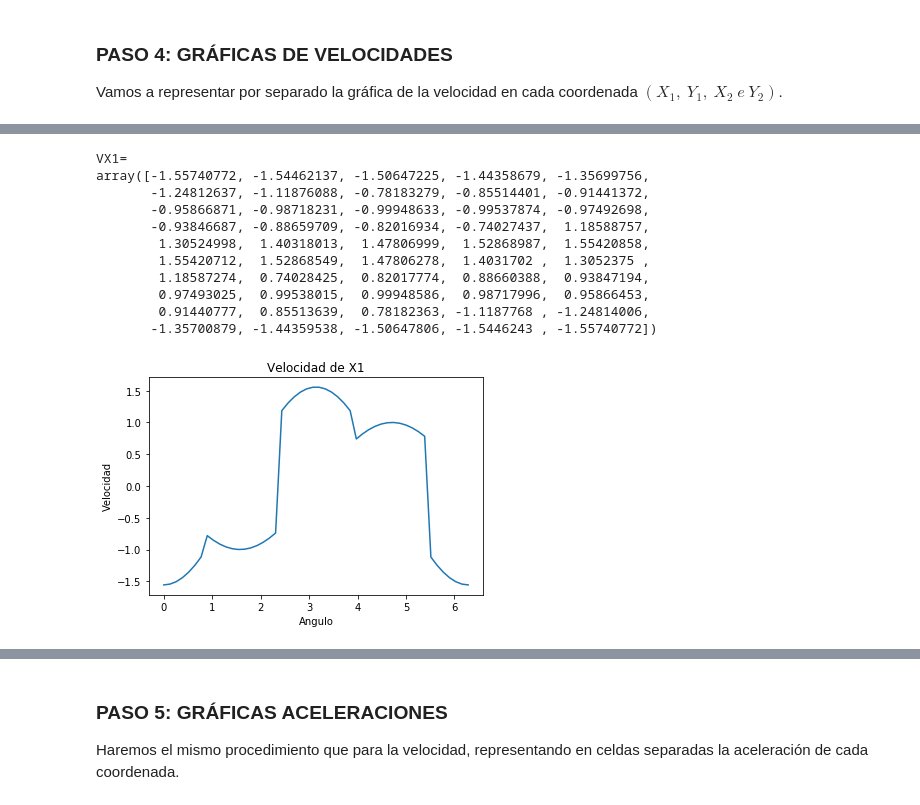
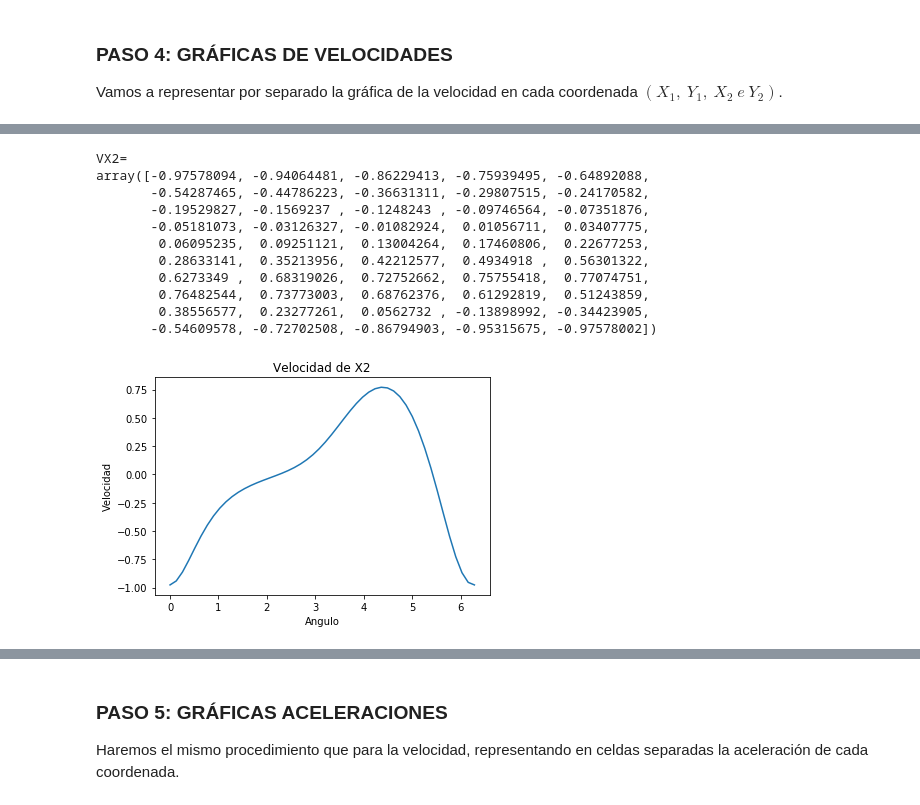
Before and after one commit to ingmec-ual/jupyter-teoria-mecanismos, a Jupyter notebook: notebooks/PVelocidad_PAceleracion_4B.ipynb, the cells around one changed output, grey strips where cells are left out. Saved outputs shown, nothing was run; the diff lists cells and outputs as text; code cells hidden in the pictures.

```diff
--- a/notebooks/PVelocidad_PAceleracion_4B.ipynb
+++ b/notebooks/PVelocidad_PAceleracion_4B.ipynb
@@ -195,16 +229,16 @@ $x = -A^{-1} b$
 # %%
 #PASO 2
 
-def resuelve_prob_velocidad(q,meca):
-
-    b = np.zeros ((5,1))
-    #Velocidad del gdl. En una vuelta completa del angulo se cumple angulo=2*Pi*t
-    b[4]=1
-    qp = np.linalg.solve(jacob_Phiq(q,meca),b)
+def resuelve_prob_velocidad(q,qp,meca):
+    qp = np.linalg.solve(jacob_Phiq(q,meca),qp)
     #print ("qp=")
     #pprint.pprint(qp)
 
     return qp
 
-resuelve_prob_velocidad (q,meca)
+qp = np.zeros ((5,1))
+#Velocidad del gdl. En una vuelta completa del angulo se cumple angulo=2*Pi*t
+qp[4]=1
+
+resuelve_prob_velocidad (q,qp, meca)
 # %% [output]
@@ -364,53 +493,53 @@ Vamos a representar por separado la gráfica de la velocidad en cada coordenada
 # %%
-#PASO 4: VELOCIDAD DE X1
+#PASO 4: VELOCIDAD DE X2
 def grafica_velocidad(q,meca):
 
     th = np.linspace(0,2*3.1416,50)
     #print ("th=")
     #pprint.pprint(th)
-    VX1 = np.zeros((50,0))
 
+    VX2 = np.zeros((50,0))
 
     i=0
     for t in th:
 
         q[4] = t
 
-        resuelve_prob_posicion (q,meca)
-        qp = resuelve_prob_velocidad (q,meca)
+        q = resuelve_prob_posicion (q,meca)
+        qp = np.zeros((5,1))
 
         qp[4] = 1  #inicializar qp en 0 con qp[4] = 1 rad/s
 
-        resuelve_prob_velocidad(q,meca)
+        qp = resuelve_prob_velocidad(q,qp, meca)
 
 
-        VX1 = np.append(VX1, qp[0])
+        VX2 = np.append(VX2, qp[2])
 
         i=i+1
 
-    print ("VX1=")
-    pprint.pprint(VX1)
+    print ("VX2=")
+    pprint.pprint(VX2)
 
-    plt.plot(th,VX1)
+    plt.plot(th,VX2)
     plt.xlabel ('Angulo')
     plt.ylabel ('Velocidad')
-    plt.title ('Velocidad de X1')
+    plt.title ('Velocidad de X2')
 
     plt.show()
     return
 
 grafica_velocidad (q,meca)
 # %% [output]
-VX1=
-array([-1.55740772, -1.54462137, -1.50647225, -1.44358679, -1.35699756,
-       -1.24812637, -1.11876088, -0.78183279, -0.85514401, -0.91441372,
-       -0.95866871, -0.98718231, -0.99948633, -0.99537874, -0.97492698,
-       -0.93846687, -0.88659709, -0.82016934, -0.74027437,  1.18588757,
-        1.30524998,  1.40318013,  1.47806999,  1.52868987,  1.55420858,
-        1.55420712,  1.52868549,  1.47806278,  1.4031702 ,  1.3052375 ,
-        1.18587274,  0.74028425,  0.82017774,  0.88660388,  0.93847194,
-        0.97493025,  0.99538015,  0.99948586,  0.98717996,  0.95866453,
-        0.91440777,  0.85513639,  0.78182363, -1.1187768 , -1.24814006,
-       -1.35700879, -1.44359538, -1.50647806, -1.5446243 , -1.55740772])
+VX2=
+array([-0.97578094, -0.94064481, -0.86229413, -0.75939495, -0.64892088,
+       -0.54287465, -0.44786223, -0.36631311, -0.29807515, -0.24170582,
+       -0.19529827, -0.1569237 , -0.1248243 , -0.09746564, -0.07351876,
+       -0.05181073, -0.03126327, -0.01082924,  0.01056711,  0.03407775,
+        0.06095235,  0.09251121,  0.13004264,  0.17460806,  0.22677253,
+        0.28633141,  0.35213956,  0.42212577,  0.4934918 ,  0.56301322,
+        0.6273349 ,  0.68319026,  0.72752662,  0.75755418,  0.77074751,
+        0.76482544,  0.73773003,  0.68762376,  0.61292819,  0.51243859,
+        0.38556577,  0.23277261,  0.0562732 , -0.13898992, -0.34423905,
+       -0.54609578, -0.72702508, -0.86794903, -0.95315675, -0.97578002])
-[figure, old version]
+[figure, new version]
 # %%
```
Also changed, not shown: parts of 12 cells of this notebook, 1 other file.
